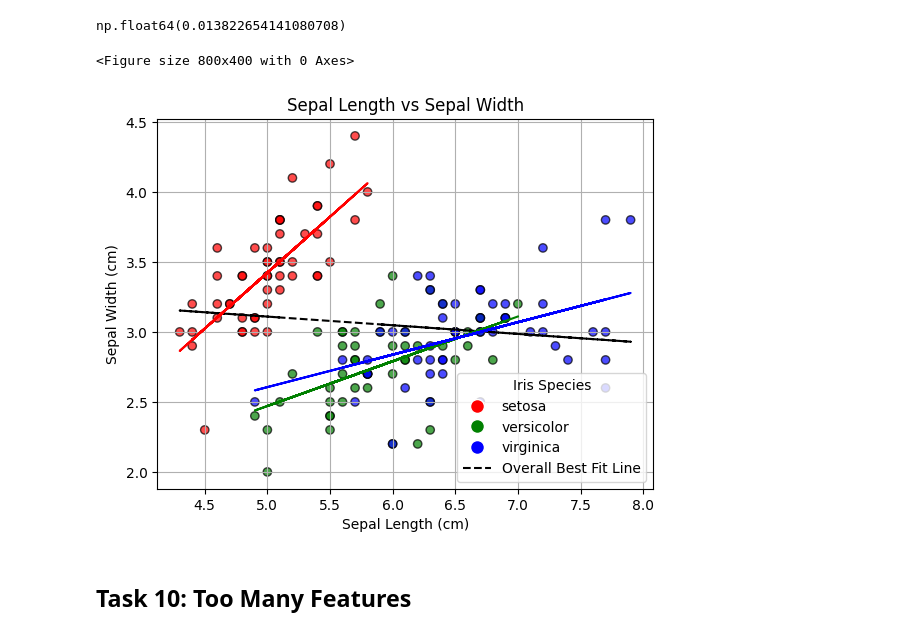
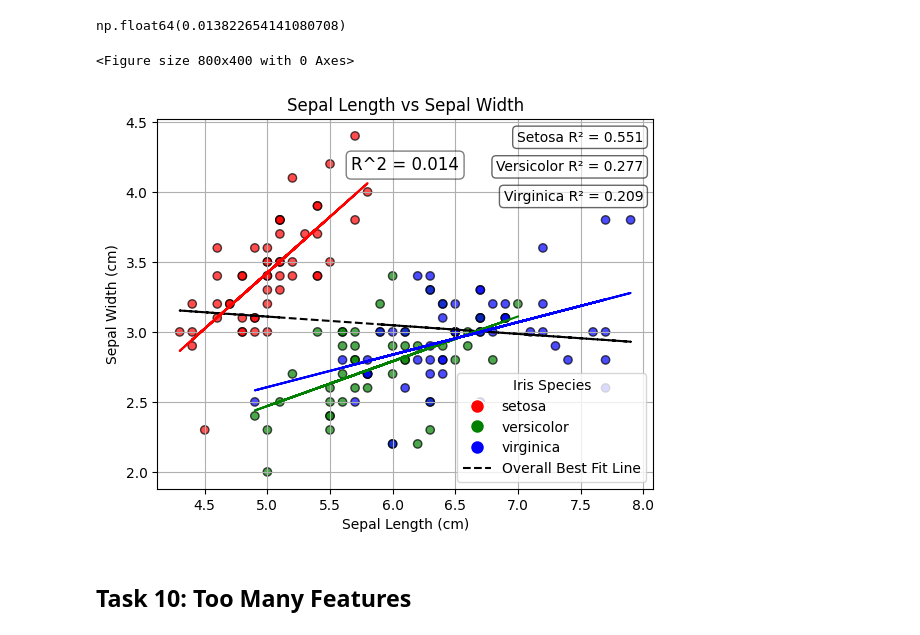
Before and after one commit to skerr17/principles_of_data_analytics, a Jupyter notebook: tasks.ipynb, the cells around one changed output. Drawn from its saved outputs; the diff is of its cells as text; code cells hidden in the pictures.

Commit message:
did another draft of the graph for tasks 9

```diff
--- a/tasks.ipynb
+++ b/tasks.ipynb
@@ -734,7 +734,13 @@ legend_labels = species_colours.keys()
 legend_handles = [plt.Line2D([0], [0], marker='o', color='w', markerfacecolor=color, markersize=10, label=species)
                   for species, color in species_colours.items()]
 
-
+# add R^2 value to the plot
+plt.text(0.5, 0.9, f'R^2 = {fit.rvalue**2:.3f}',
+         transform=ax.transAxes,
+         fontsize=12,
+         verticalalignment='top',
+         horizontalalignment='center',
+         bbox=dict(facecolor='white', alpha=0.5, edgecolor='black', boxstyle='round,pad=0.3'))
 
 # Add a line of best fit
 m, c = np.polyfit(iris_dataframe['sepal length (cm)'], iris_dataframe['sepal width (cm)'], 1) # straight line
@@ -746,35 +752,53 @@ overall_best_fit, = ax.plot(
     color='black',
     label='Overall Best Fit Line',
     linestyle='--',)
 
 # Add the legend for the line of best fit
 legend_handles.append(overall_best_fit)
 
 # create the legend labels and handles
 ax.legend(legend_handles, list(legend_labels) + ['Overall Best Fit Line'], title='Iris Species', loc='lower right')
 
+# Starting y position for the R^2 text
+r2_text_y = 0.94
+# Starting x position for the R^2 text
+r2_text_x = 0.98
+# Step size for the R^2 text
+r2_step = 0.08
 
 
 # add a best fit line for each species by looping through the species and plotting the best fit line
-for species, color in species_colours.items():
+for i, (species, color) in enumerate(species_colours.items()):
     # filter the data for a given species
     species_data = iris_dataframe[iris_dataframe['species'] == species]
     # calculate the best fit line for the species
     m, c = np.polyfit(species_data['sepal length (cm)'], species_data['sepal width (cm)'], 1)
     # plot the best fit line for the species
     ax.plot(species_data['sepal length (cm)'],
             m*species_data['sepal length (cm)'] + c,
             color=color,
             label=f'{species} best fit line')
+    # Calculate the R^2 value for the species
+    species_data_fit = stats.linregress(species_data['sepal length (cm)'], species_data['sepal width (cm)'])
+    species_r2 = species_data_fit.rvalue**2
+    # add R^2 value to the plot
+    plt.text(
+        r2_text_x, r2_text_y - i * r2_step, f'{species.title()} R² = {species_r2:.3f}',
+        transform=ax.transAxes,
+        fontsize=10,
+        bbox=dict(facecolor='white', alpha=0.6, edgecolor='black', boxstyle='round,pad=0.3'),
+        horizontalalignment='right')
 
 
 
 # Show the plot
 plt.grid(True)
 plt.show()
+
+# Reference: https://matplotlib.org/stable/api/_as_gen/matplotlib.pyplot.text.html - used this for getting the text on the plot
 # %% [output]
 <Figure size 800x400 with 0 Axes>
-[figure, old version]
+[figure, new version]
 # %% [markdown]
 ## Task 10: Too Many Features
 # %% [markdown]
```
